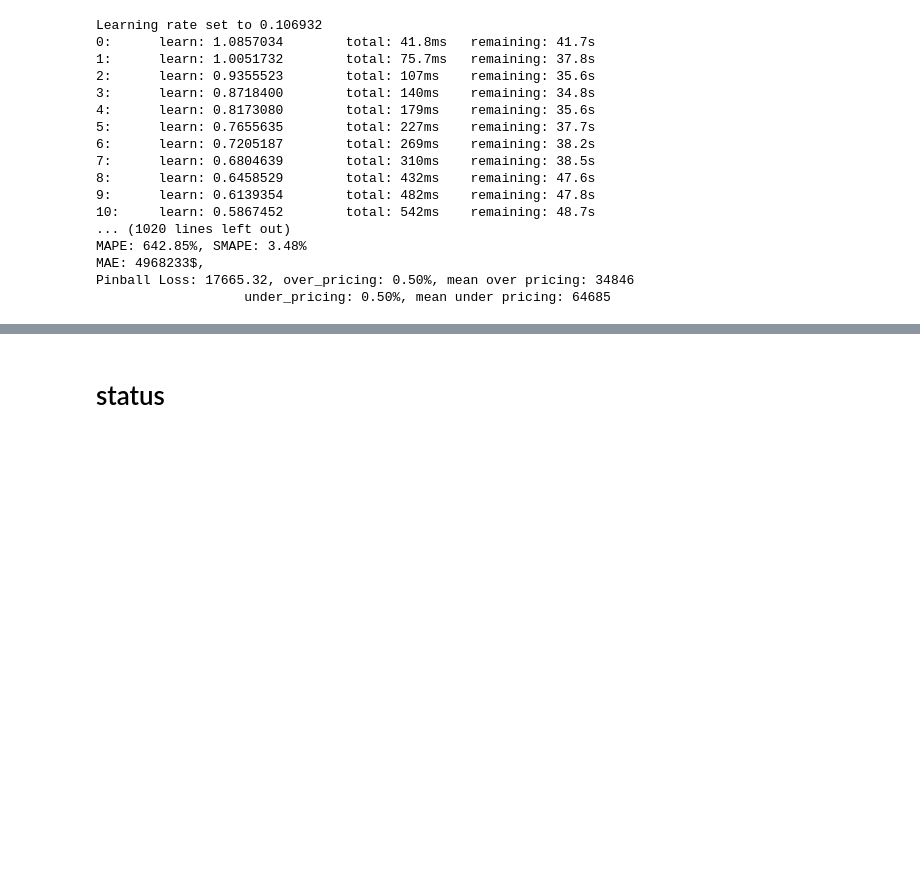
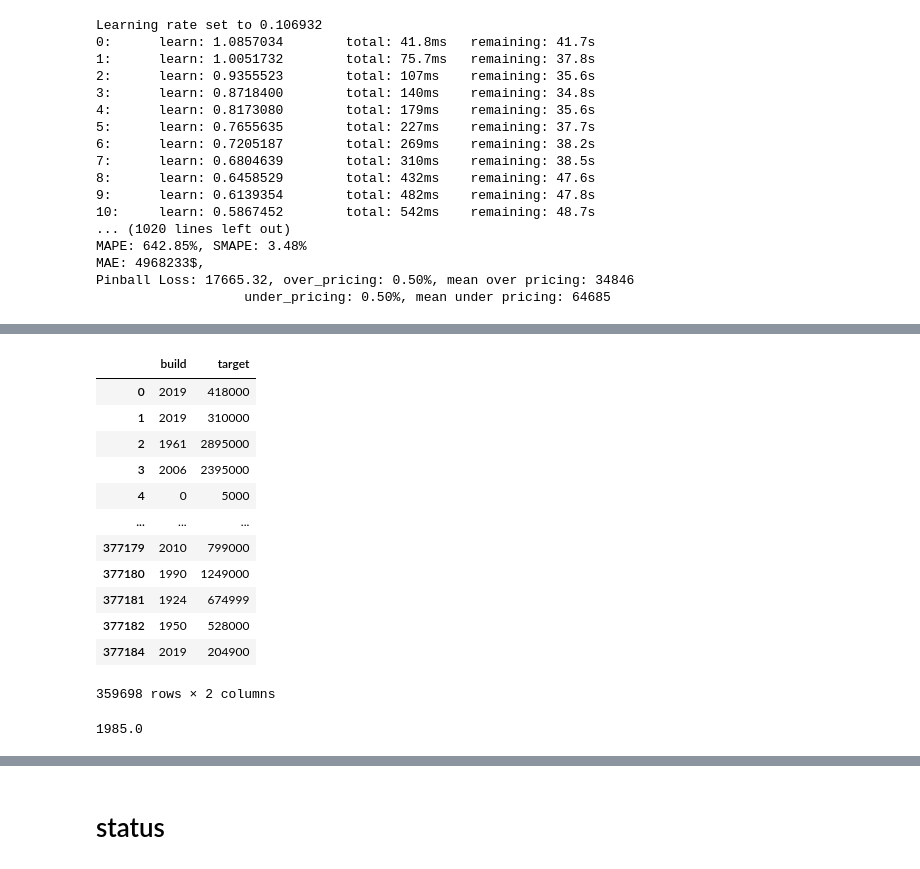
Before and after one commit to SeregeiKroupen/SF, a Jupyter notebook: final_project/Final_project.ipynb, the cells around one changed output, grey strips where cells are left out. Saved outputs shown, nothing was run; the diff lists cells and outputs as text; code cells hidden in the pictures; blank space fills up the shorter version.

```diff
--- a/final_project/Final_project.ipynb
+++ b/final_project/Final_project.ipynb
@@ -1137,0 +1241,3 @@ gc.collect()
+# %%
+data.drop(['fireplace_number', 'gas', 'wood', 'electric'], axis=1, inplace=True)
+data.info()
@@ -1176,2 +1263,0 @@ Name: fireplace, Length: 1652, dtype: int64
-# %%
-data.fireplace = data.fireplace.apply(lambda q: str(q).lower)
@@ -1197,0 +1264,24 @@ data.sample(10).T
+# %%
+build = data[['build', 'target']].copy()
+build.build.fillna('0', inplace=True)
+build.build = build.build.apply(find_number).apply(int)
+build
+# %% [output]
+|  | build | target |
+| 0 | 2019 | 418000 |
+| 1 | 2019 | 310000 |
+| 2 | 1961 | 2895000 |
+| 3 | 2006 | 2395000 |
+| 4 | 0 | 5000 |
+| ... | ... | ... |
+| 377179 | 2010 | 799000 |
+| 377180 | 1990 | 1249000 |
+| 377181 | 1924 | 674999 |
+| 377182 | 1950 | 528000 |
+| 377184 | 2019 | 204900 |
+359698 rows × 2 columns
+# %%
+mask = (build.build>0)&(build.build!=559990649990)&(build.build!=1)
+build[mask]['build'].median()
+# %% [output]
+1985.0
```
Also changed, not shown: parts of 30 cells of this notebook, 4 other files.
